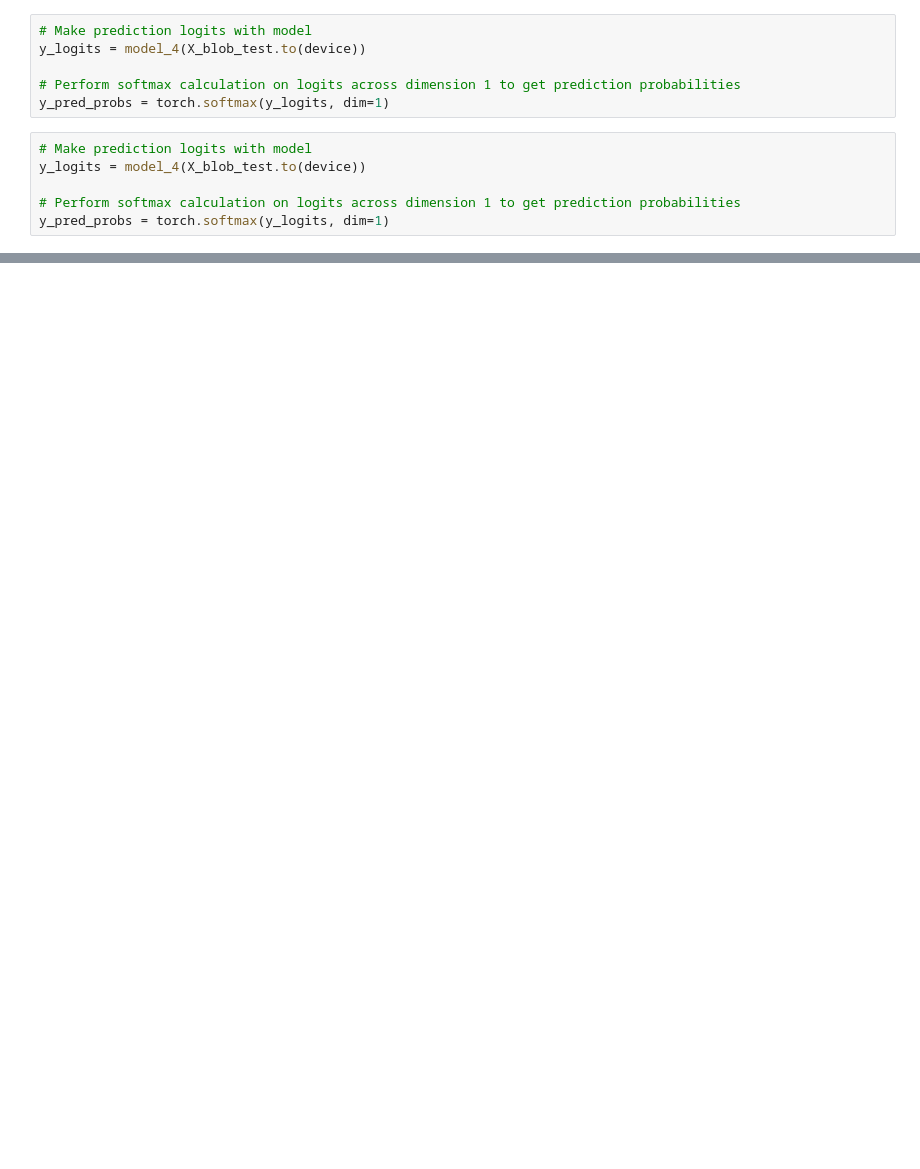
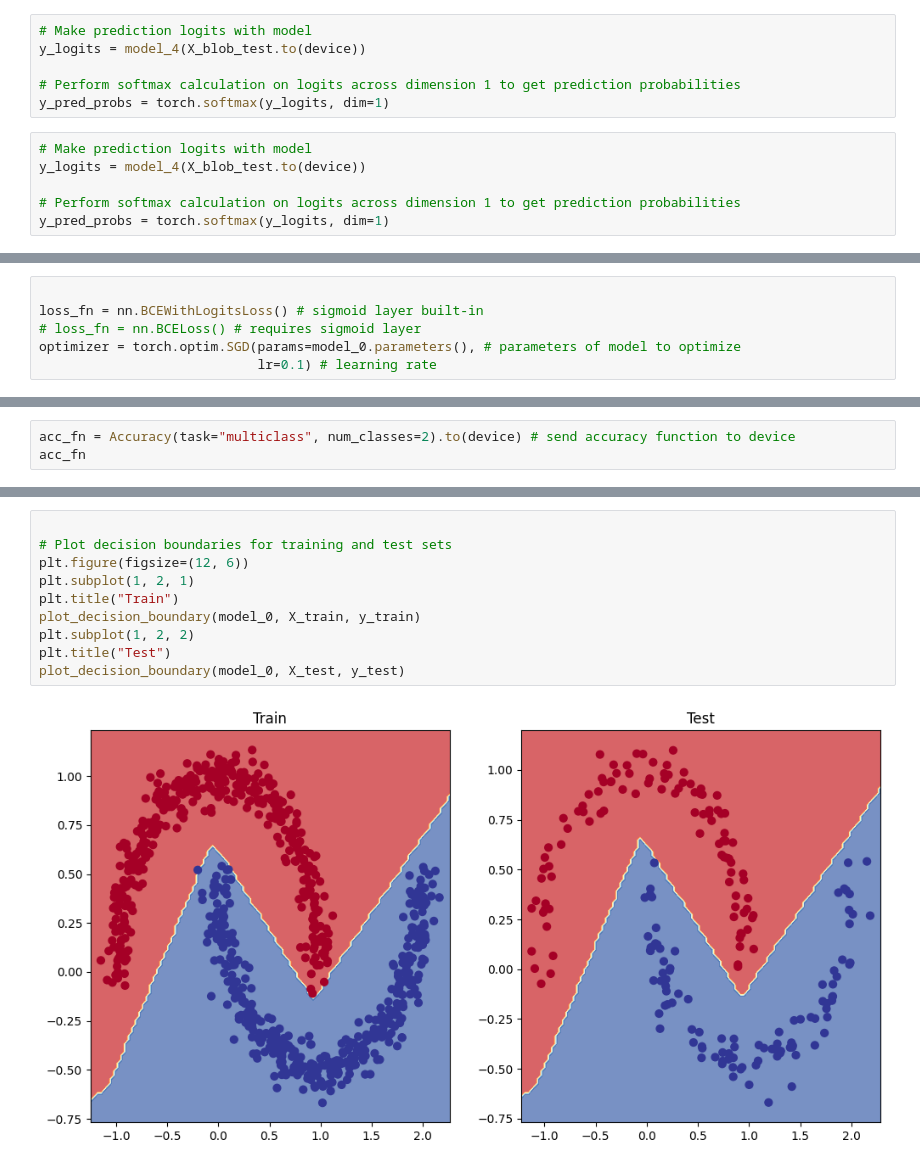
Before and after one commit to AlexNhjh/PyTorch-Tutorial, a Jupyter notebook: ch2.ipynb, the cells around one changed output, grey strips where cells are left out. Cells and saved outputs as stored; diff of their text form; blank space fills up the shorter version.

```diff
--- a/ch2.ipynb
+++ b/ch2.ipynb
@@ -878,0 +1084,6 @@ tensor([2, 1, 1, 2, 1, 1, 3, 1, 1, 1, 1, 2, 1, 1, 1, 1, 1, 1, 1, 1, 1, 1, 2, 1,
+# %%
+
+loss_fn = nn.BCEWithLogitsLoss() # sigmoid layer built-in
+# loss_fn = nn.BCELoss() # requires sigmoid layer
+optimizer = torch.optim.SGD(params=model_0.parameters(), # parameters of model to optimize
+                            lr=0.1) # learning rate
@@ -878,0 +1113,3 @@ tensor([2, 1, 1, 2, 1, 1, 3, 1, 1, 1, 1, 2, 1, 1, 1, 1, 1, 1, 1, 1, 1, 1, 2, 1,
+# %%
+acc_fn = Accuracy(task="multiclass", num_classes=2).to(device) # send accuracy function to device
+acc_fn
@@ -878,0 +1175,12 @@ tensor([2, 1, 1, 2, 1, 1, 3, 1, 1, 1, 1, 2, 1, 1, 1, 1, 1, 1, 1, 1, 1, 1, 2, 1,
+# %%
+
+# Plot decision boundaries for training and test sets
+plt.figure(figsize=(12, 6))
+plt.subplot(1, 2, 1)
+plt.title("Train")
+plot_decision_boundary(model_0, X_train, y_train)
+plt.subplot(1, 2, 2)
+plt.title("Test")
+plot_decision_boundary(model_0, X_test, y_test)
+# %% [output]
+[figure, added]
```
Also changed, not shown: parts of 27 cells of this notebook, 9 other files.
